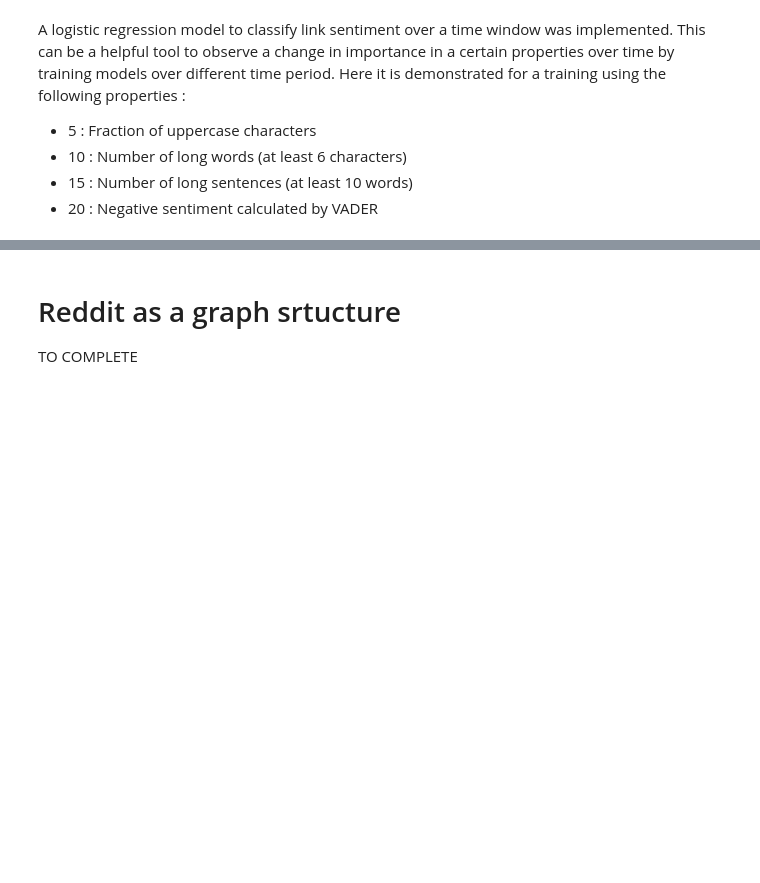
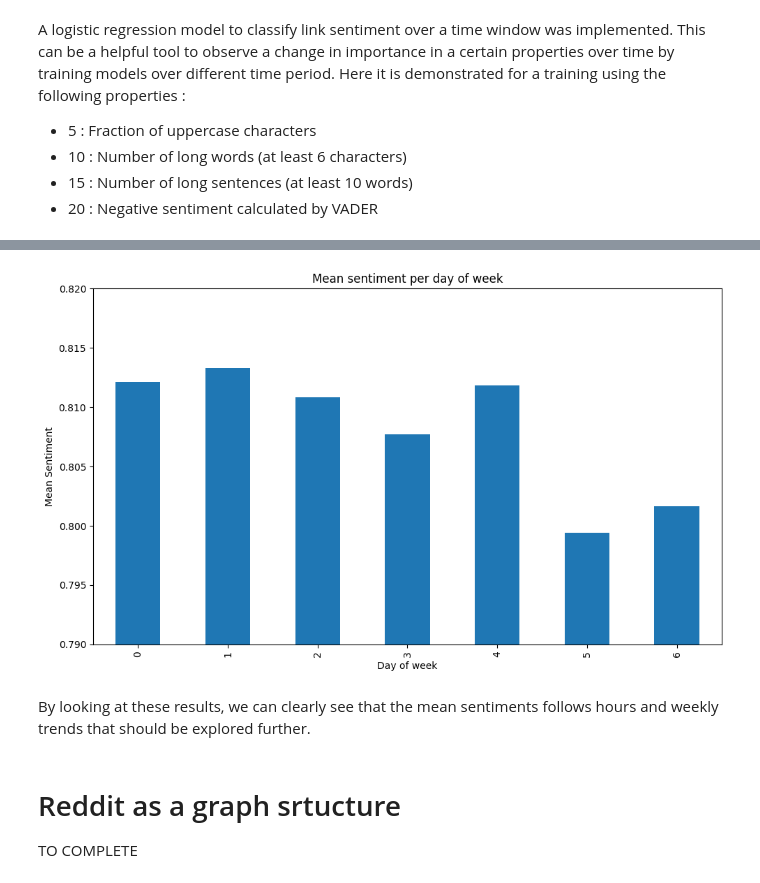
Before and after one commit to epfl-ada/ada-2025-project-othertagada, a Jupyter notebook: results.ipynb, the cells around one changed output, grey strips where cells are left out. Drawn from its saved outputs; the diff is of its cells as text; code cells hidden in the pictures; blank space fills up the shorter version.

```diff
--- a/results.ipynb
+++ b/results.ipynb
@@ -80,3 +102,19 @@ prop_20        2.7229      2.452      1.110      0.267      -2.083       7.529
+# %%
+# Sentiment by day of week
+
+data['day_of_week'] = data['TIMESTAMP'].dt.day_of_week
+sentiment_by_hour = data.groupby('day_of_week')['LINK_SENTIMENT'].mean()
+
+plot_bar_chart(sentiment_by_hour,
+               title='Mean sentiment per day of week',
+               xlabel='Day of week',
+               ylabel='Mean Sentiment',
+               ylim=(0.79, 0.82)
+              )
+# %% [output]
+[figure, added]
+# %% [markdown]
+By looking at these results, we can clearly see that the mean sentiments follows hours and weekly trends that should be explored further.
 # %% [markdown]
 # Reddit as a graph srtucture
 TO COMPLETE
```
Also changed, not shown: parts of 7 cells of this notebook, 3 other files.
